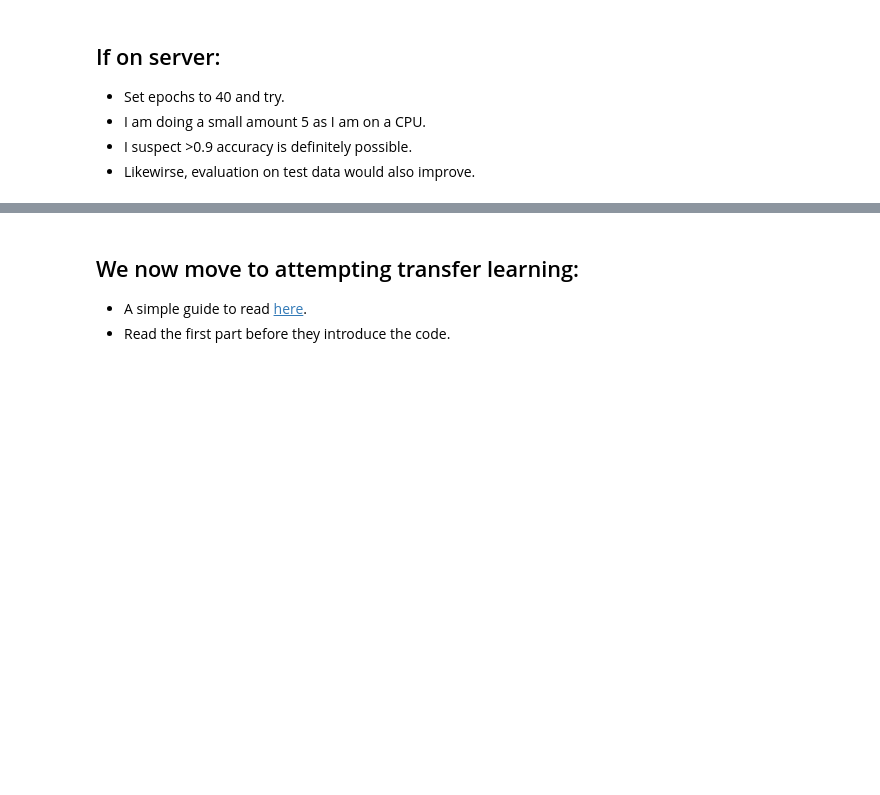
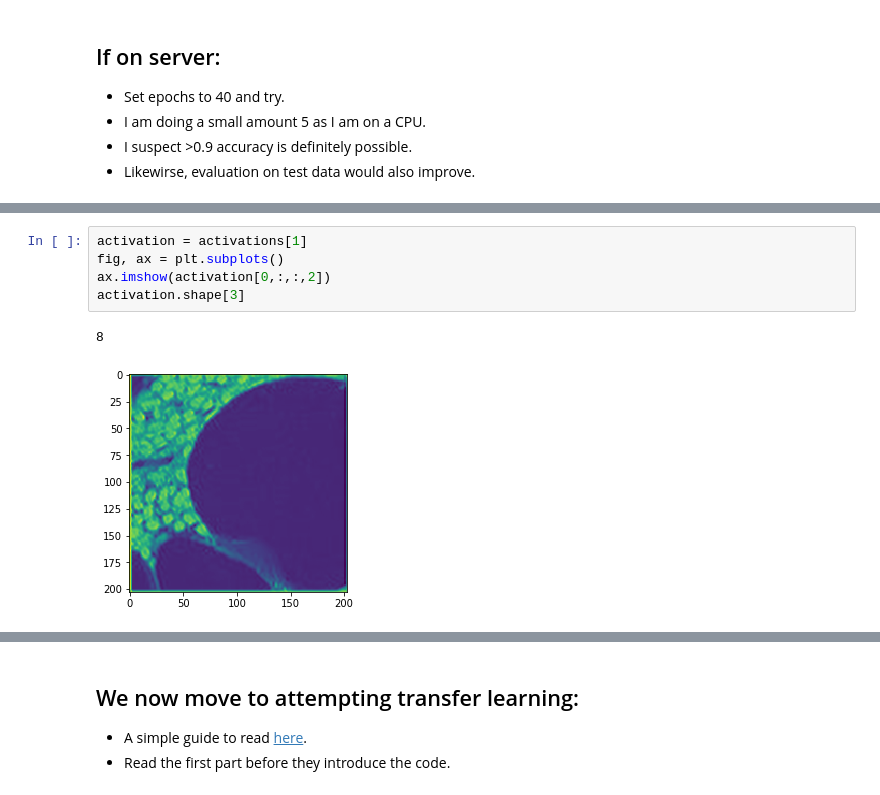
Before and after one commit to soedirgo/CancerDetection, a Jupyter notebook: Baseline attempt.ipynb, the cells around one changed output, grey strips where cells are left out. Drawn from its saved outputs; the diff is of its cells as text; blank space fills up the shorter version.

```diff
--- a/Baseline attempt.ipynb
+++ b/Baseline attempt.ipynb
@@ -273,3 +334,11 @@ Test Accuracy = 0.5600000095367431
+# %%
+activation = activations[1]
+fig, ax = plt.subplots()
+ax.imshow(activation[0,:,:,2])
+activation.shape[3]
+# %% [output]
+8
+[figure, added]
 # %%
 # Summary of the CNN model that I used.
 trainingModel.summary()
```
Also changed, not shown: parts of 17 cells of this notebook.
